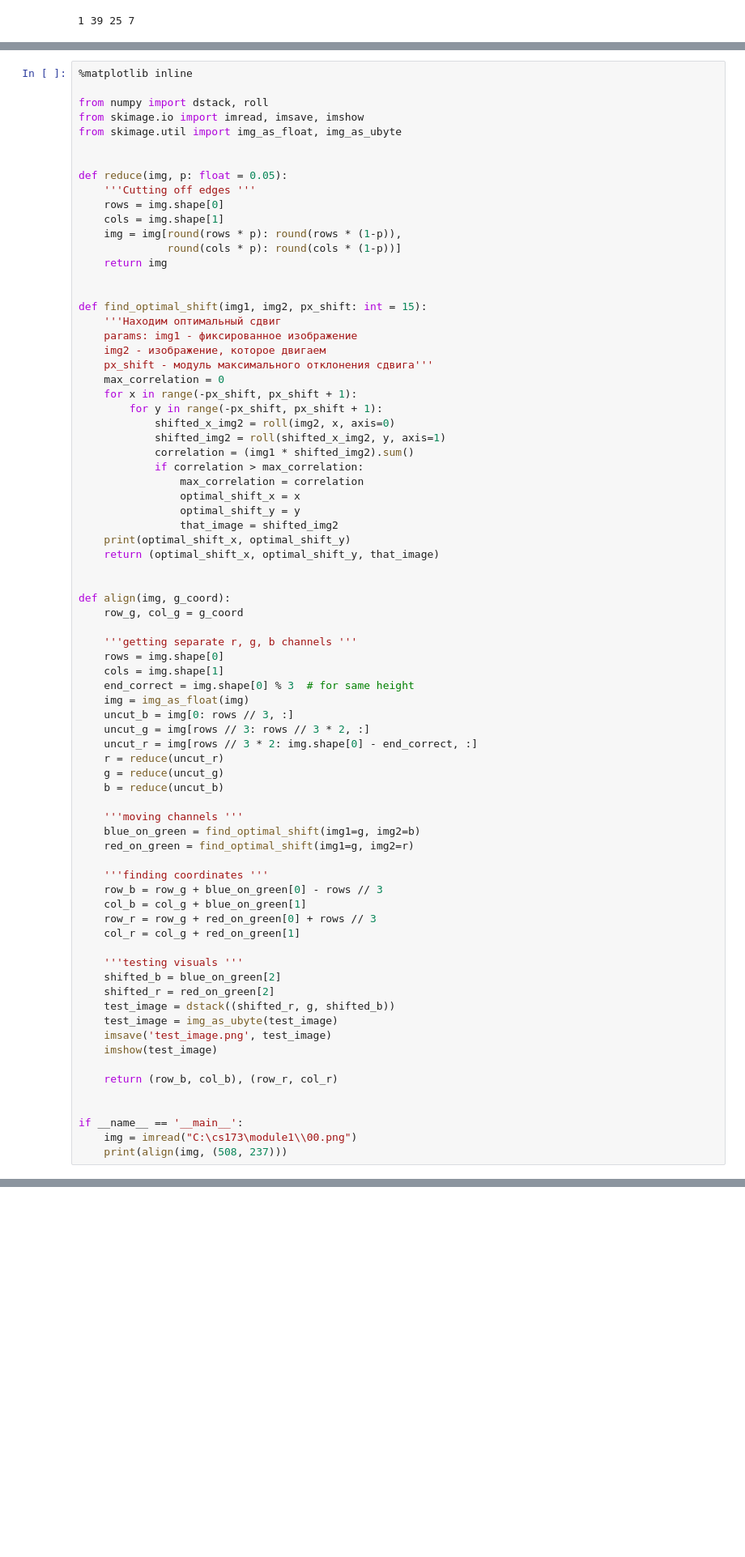
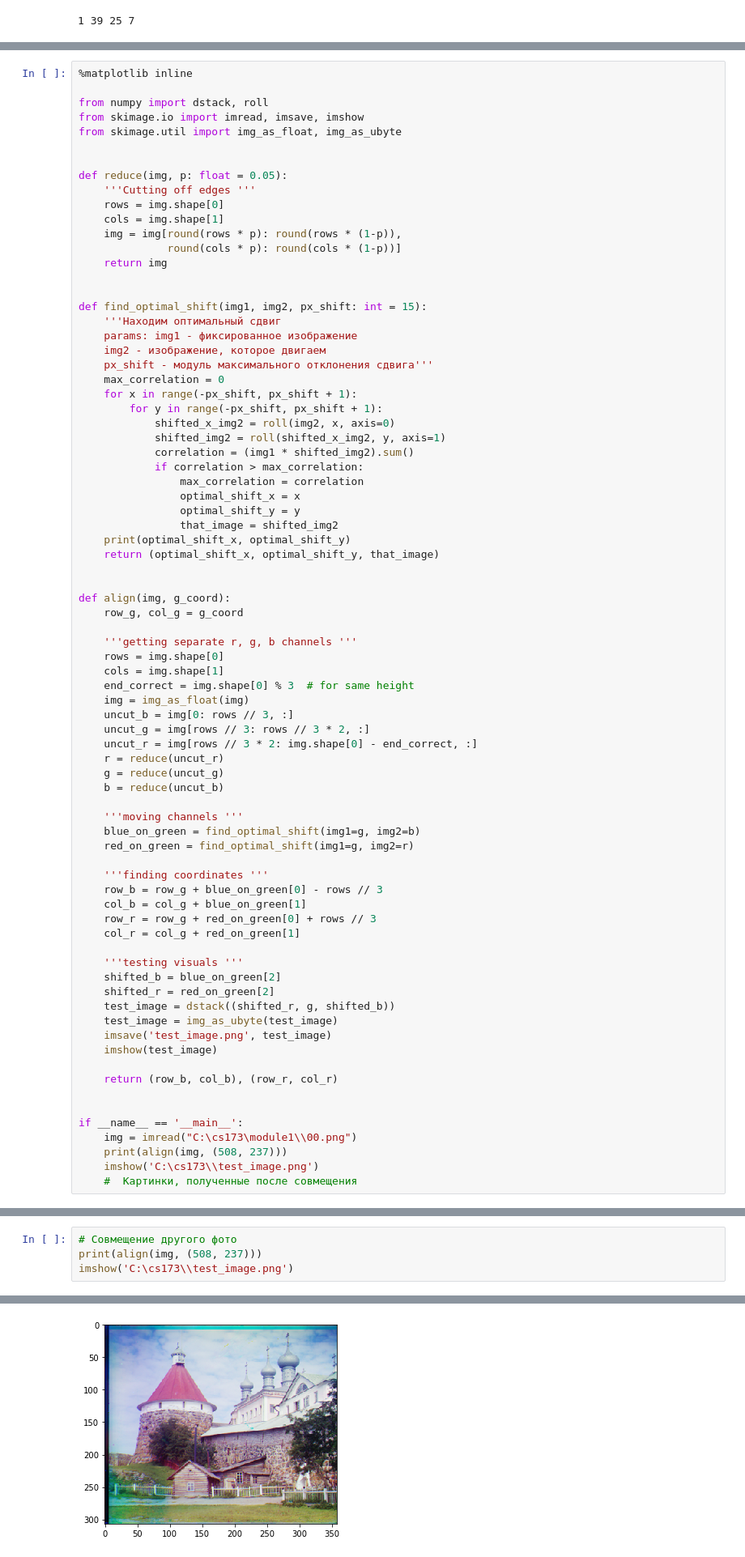
Before and after one commit to e-kondr01/cs173, a Jupyter notebook: stepik_module1.ipynb, the cells around one changed output, grey strips where cells are left out. Shown at 81% size. Cells and saved outputs as stored; diff of their text form; blank space fills up the shorter version.

```diff
--- a/stepik_module1.ipynb
+++ b/stepik_module1.ipynb
@@ -171,8 +171,15 @@ def align(img, g_coord):
 if __name__ == '__main__':
     img = imread("C:\cs173\module1\\00.png")
     print(align(img, (508, 237)))
+    imshow('C:\cs173\\test_image.png')
+    #  Картинки, полученные после совмещения
 # %% [output]
 -3 1
 9 -1
 ((147, 238), (875, 236))
 [figure]
+# %%
+# Совмещение другого фото
+print(align(img, (508, 237)))
+imshow('C:\cs173\\test_image.png')
+# %% [output]
@@ -178,0 +190 @@ if __name__ == '__main__':
+[figure, added]
```
Also changed, not shown: parts of 1 cell of this notebook.
